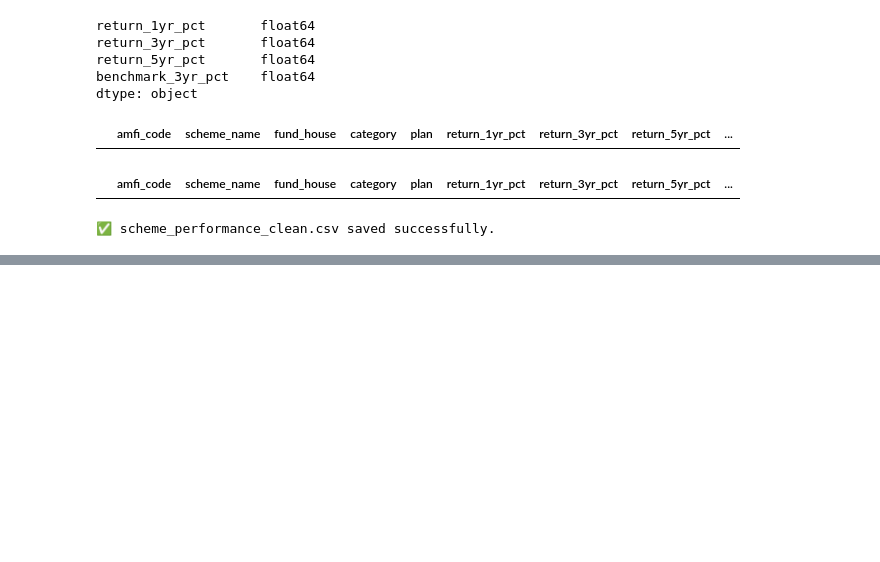
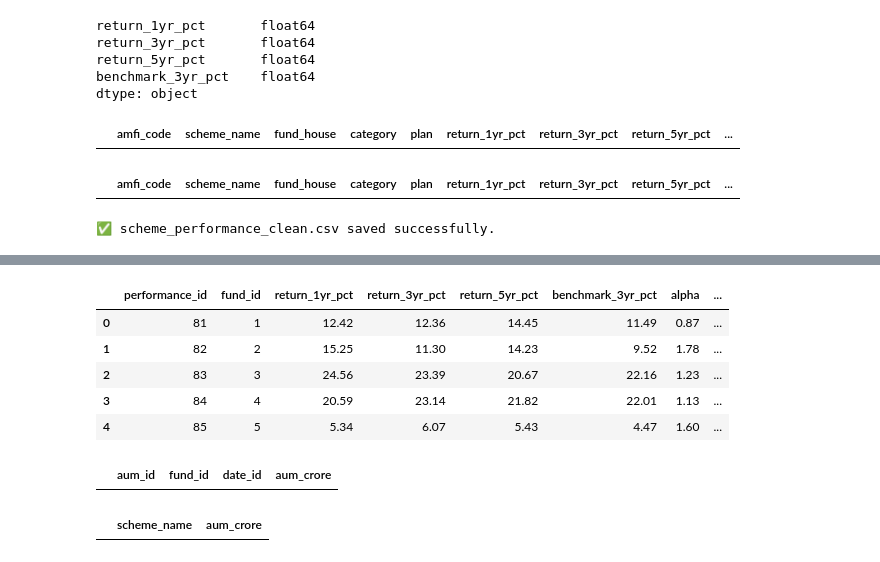
Before and after one commit to madhusudhan4310-droid/MutualFundAnalytics, a Jupyter notebook: notebooks/day2_data_cleaning.ipynb, the cells around one changed output, grey strips where cells are left out. Cells and saved outputs as stored; diff of their text form; code cells hidden in the pictures; blank space fills up the shorter version.

```diff
--- a/notebooks/day2_data_cleaning.ipynb
+++ b/notebooks/day2_data_cleaning.ipynb
@@ -234,0 +816,28 @@ print("✅ scheme_performance_clean.csv saved successfully.")
+# %%
+pd.read_sql("SELECT * FROM fact_performance LIMIT 5;", engine)
+# %% [output]
+|  | performance_id | fund_id | return_1yr_pct | return_3yr_pct | return_5yr_pct | benchmark_3yr_pct | alpha | ... |
+| 0 | 81 | 1 | 12.42 | 12.36 | 14.45 | 11.49 | 0.87 | ... |
+| 1 | 82 | 2 | 15.25 | 11.30 | 14.23 | 9.52 | 1.78 | ... |
+| 2 | 83 | 3 | 24.56 | 23.39 | 20.67 | 22.16 | 1.23 | ... |
+| 3 | 84 | 4 | 20.59 | 23.14 | 21.82 | 22.01 | 1.13 | ... |
+| 4 | 85 | 5 | 5.34 | 6.07 | 5.43 | 4.47 | 1.60 | ... |
+# %%
+pd.read_sql("SELECT * FROM fact_aum LIMIT 5;", engine)
+# %% [output]
+|  | aum_id | fund_id | date_id | aum_crore |
+# %%
+query3 = """
+SELECT
+    df.scheme_name,
+    fa.aum_crore
+FROM fact_aum fa
+JOIN dim_fund df
+ON fa.fund_id = df.fund_id
+ORDER BY fa.aum_crore DESC
+LIMIT 5;
+"""
+
+pd.read_sql(query3, engine)
+# %% [output]
+|  | scheme_name | aum_crore |
```
Also changed, not shown: parts of 73 cells of this notebook, 1 other file.
